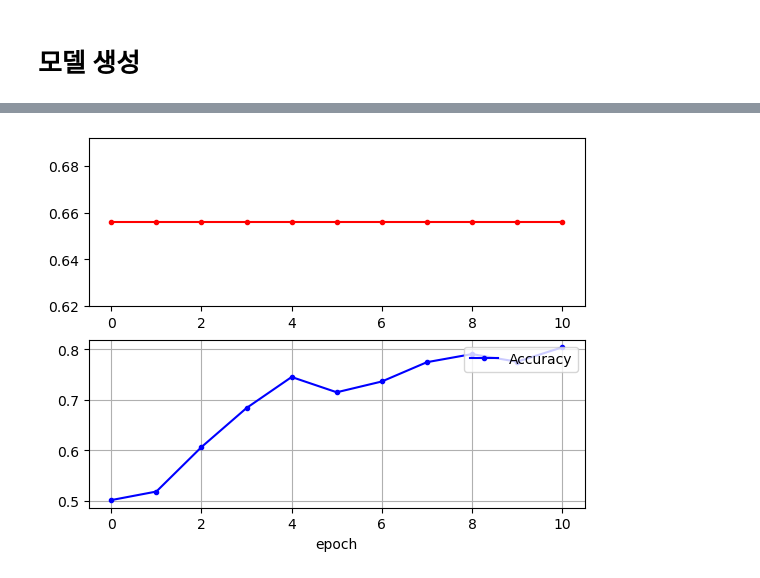
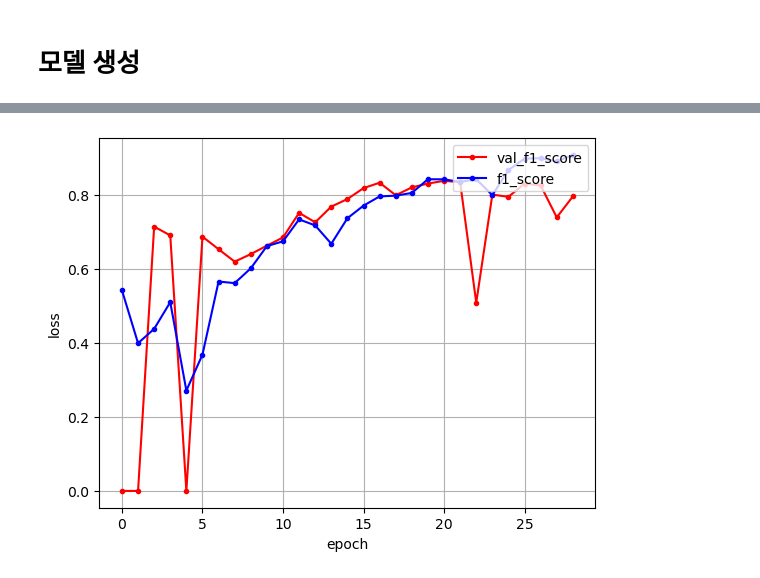
Before and after one commit to diw28/reCaptcha_fregic, a Jupyter notebook: bicycle.ipynb, the cells around one changed output, grey strips where cells are left out. Drawn from its saved outputs; the diff is of its cells as text; code cells hidden in the pictures.

```diff
--- a/bicycle.ipynb
+++ b/bicycle.ipynb
@@ -12,7 +12,7 @@ from sklearn.model_selection import train_test_split
 # %%
 import os
 
-X = np.empty((2000, 100, 100, 3))
+X = np.empty((2000, 128, 128, 3))
 Y = np.empty((2000,))
 
 target = 'Bicycle'
@@ -24,20 +24,20 @@ folders.remove('Other')
 files = os.listdir(f'./images/{target}')
 for i in range(1000):
     x = cv2.imread(f"./images/{target}/{files[i]}")
-    X[i] = cv2.resize(x, (100, 100))
+    X[i] = cv2.resize(x, (128, 128))
     Y[i] = 1
 
 files = os.listdir('./images/Other')
 for i in range(300):
     x = cv2.imread(f"./images/Other/{files[i]}")
-    X[i+1000] = cv2.resize(x, (100, 100))
+    X[i+1000] = cv2.resize(x, (128, 128))
     Y[i+1000] = 0
 
 for f in range(7):
     files = os.listdir(f'./images/{folders[f]}')
     for i in range(100):
         x = cv2.imread(f"./images/{folders[f]}/{files[i]}")
-        X[1300+f*100+i] = cv2.resize(x, (100, 100))
+        X[1300+f*100+i] = cv2.resize(x, (128, 128))
         Y[1300+f*100+i] = 0
 # %%
 X_train, X_test, y_train, y_test = train_test_split(X, Y, random_state=0)
@@ -55,21 +74,23 @@ print(y_test.shape)
 # 모델 생성
 # %%
 model = Sequential()
-model.add(Conv2D(16, (3,3), activation='relu', input_shape=(100, 100, 3)))
-model.add(Conv2D(16, (3,3), activation='relu'))
+model.add(Conv2D(8, (3,3), activation='relu', input_shape=(128, 128, 3)))
 model.add(MaxPooling2D())
-model.add(Conv2D(64, (3,3), activation='relu'))
-model.add(Conv2D(64, (3,3), activation='relu'))
+model.add(Conv2D(32, (3,3), activation='relu'))
+model.add(Conv2D(32, (3,3), activation='relu'))
 model.add(MaxPooling2D())
-model.add(Conv2D(256, (3,3), activation='relu'))
-model.add(Conv2D(256, (3,3), activation='relu'))
+model.add(Conv2D(128, (3,3), activation='relu'))
+model.add(Conv2D(128, (3,3), activation='relu'))
+model.add(MaxPooling2D())
+model.add(Conv2D(512, (3,3), activation='relu'))
+model.add(Conv2D(512, (3,3), activation='relu'))
 model.add(Flatten())
 model.add(Dense(128, activation='relu'))
-model.add(Dropout(0.2))
+model.add(Dropout(0.3))
 model.add(Dense(128, activation='relu'))
-model.add(Dropout(0.2))
+model.add(Dropout(0.3))
 model.add(Dense(128, activation='relu'))
-model.add(Dropout(0.2))
+model.add(Dropout(0.3))
 model.add(Dense(32, activation='relu'))
 model.add(Dense(1, activation='sigmoid'))
 # %%
@@ -78,7 +99,7 @@ model.compile(
     loss='binary_crossentropy',
     metrics=[
         'accuracy',
-        F1Score(),
+        f1_score,
         TruePositives(name='TP'),
         TrueNegatives(name='TN'),
         FalsePositives(name='FP'),
@@ -86,7 +107,7 @@ model.compile(
     ],
 )
 # %%
-modelpath=f"./models/{target.lower()}.hdf5"
+modelpath=f"./history/{target.lower()}.hdf5"
 checkpointer = ModelCheckpoint(filepath=modelpath, monitor='val_loss', verbose=1, save_best_only=True)
 early_stopping_callback = EarlyStopping(monitor='val_loss', patience=5)
 # %%
@@ -127,17 +146,15 @@ model.evaluate(X_test, y_test)
 # %%
+val_f1_score = history.history['val_f1_score']
 f1_score = history.history['f1_score']
-accuracy = history.history['accuracy']
 
 x_len = np.arange(len(f1_score))
-plt.subplot(211)
-plt.plot(x_len, f1_score, marker='.', c="red", label='F1 Score')
-plt.subplot(212)
-plt.plot(x_len, accuracy, marker='.', c="blue", label='Accuracy')
+plt.plot(x_len, val_f1_score, marker='.', c="red", label='val_f1_score')
+plt.plot(x_len, f1_score, marker='.', c="blue", label='f1_score')
 
 plt.legend(loc='upper right')
 plt.grid()
 plt.xlabel('epoch')
-plt.ylabel('')
+plt.ylabel('loss')
 plt.show()
 # %% [output]
-[figure, old version]
+[figure, new version]
```
Also changed, not shown: parts of 9 cells of this notebook.
